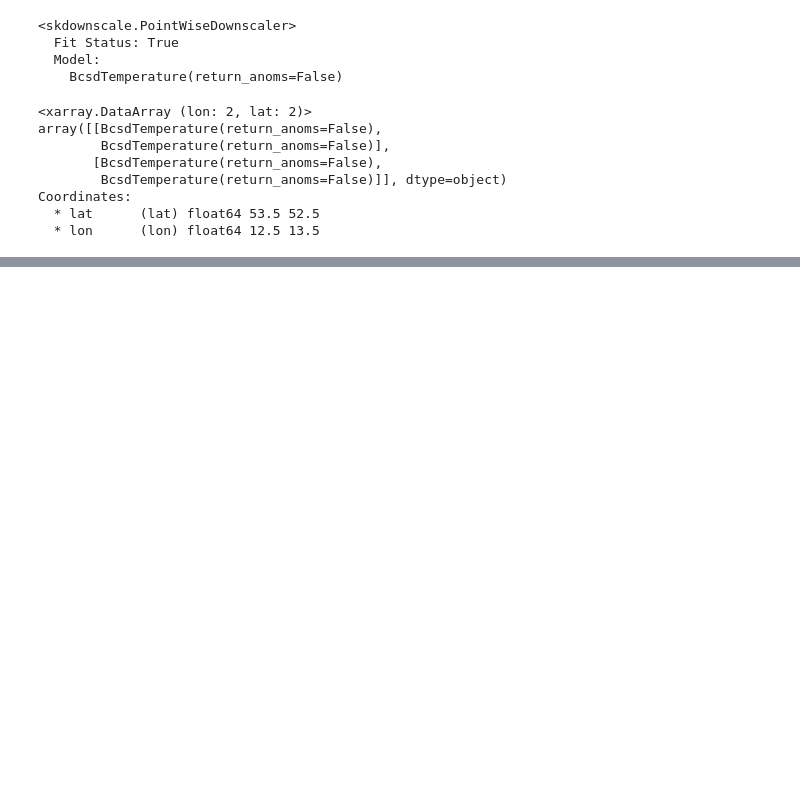
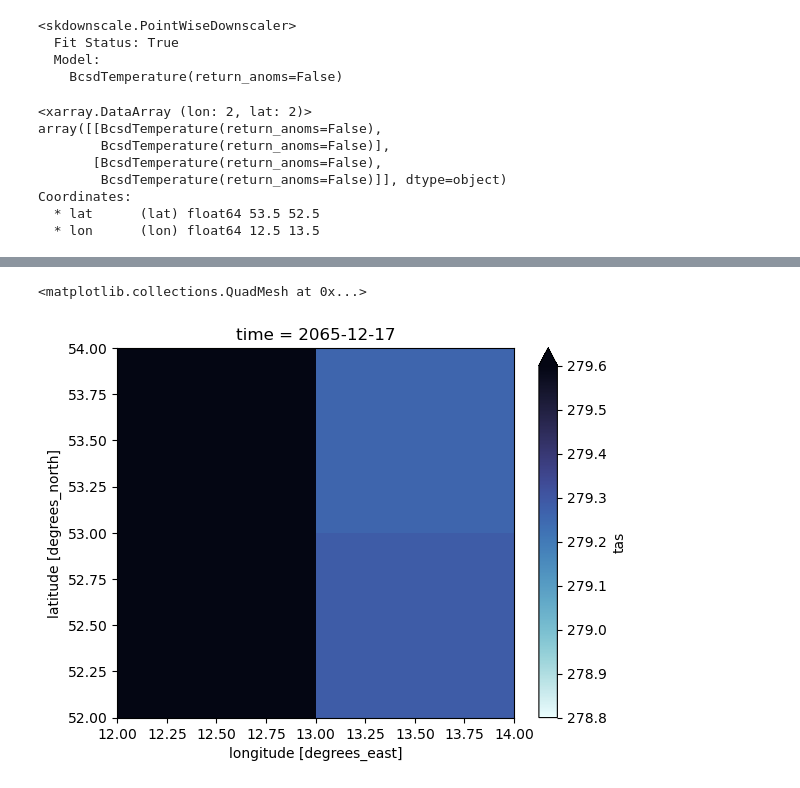
Before and after one commit to bijanf/skdownscale_cmip6, a Jupyter notebook: MACA.ipynb, the cells around one changed output, grey strips where cells are left out. Drawn from its saved outputs; the diff is of its cells as text; code cells hidden in the pictures; blank space fills up the shorter version.

```diff
--- a/MACA.ipynb
+++ b/MACA.ipynb
@@ -131,0 +156,5 @@ sim_fut_ba.variable.squeeze().shape
+# %%
+sim_fut_ba.tas.isel(time=350).plot.pcolormesh(x="lon", y="lat",cmap=cmocean.cm.ice_r, vmin=278.8, vmax=279.6)
+# %% [output]
+<matplotlib.collections.QuadMesh at 0x...>
+[figure, added]
```
Also changed, not shown: parts of 9 cells of this notebook.
